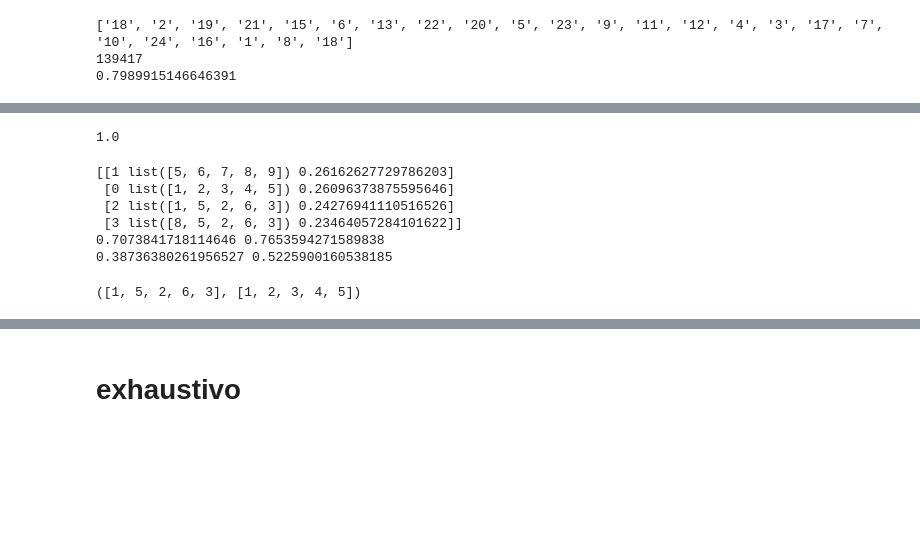
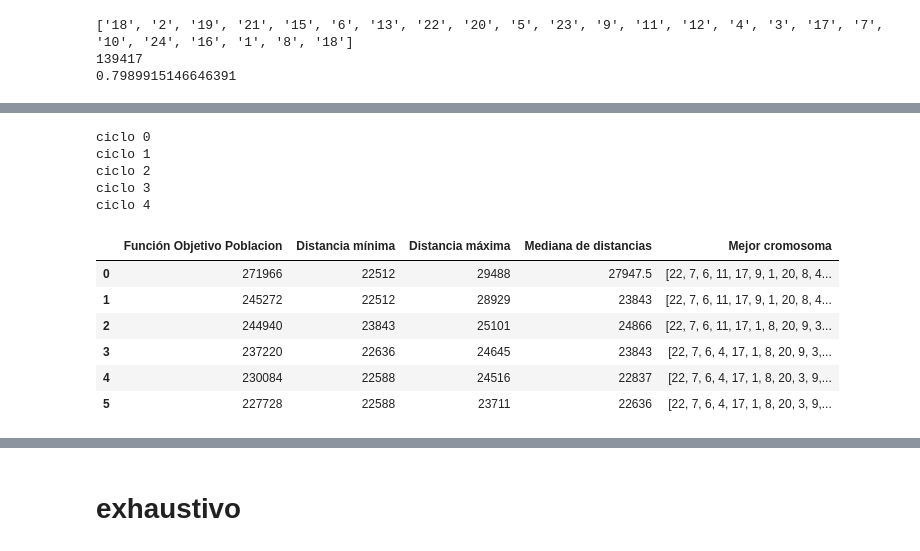
Before and after one commit to agustindangelo/alggeneticos, a Jupyter notebook: tp-viajante/TP3_Algoritmos Geneticos.ipynb, the cells around one changed output, grey strips where cells are left out. Cells and saved outputs as stored; diff of their text form; code cells hidden in the pictures; blank space fills up the shorter version.

Commit message:
probar alg genetico

```diff
--- a/tp-viajante/TP3_Algoritmos Geneticos.ipynb
+++ b/tp-viajante/TP3_Algoritmos Geneticos.ipynb
@@ -164,11 +165,11 @@ def inicializar(tamaño_poblacion, longitud_cromosoma):
     poblacion_inicial = []
     for i in range(tamaño_poblacion):
         num = []
-        num.append(str(np.random.randint(1,25)))
+        num.append(np.random.randint(1,24))
         for i in range(1, longitud_cromosoma-1):
             band=True
             while(band==True):
-                prov=str(np.random.randint(1,25))
+                prov=np.random.randint(1,24)
                 repetido=0
                 for j in (num):
                     if prov==j:
@@ -176,6 +177,7 @@ def inicializar(tamaño_poblacion, longitud_cromosoma):
                 if repetido<1:
                     num.append(prov)
                     band=False
+        num.append(num[0])
         poblacion_inicial.append(num)
 
     return poblacion_inicial
@@ -363,4 +368,2 @@ def seleccionar(poblacion, distancias, elitismo = False):
 
     return padres[0], padres[1]
-# %%
-poblacion = [[1,2,3,4,5],[5,6,7,8,9],[1,5,2,6,3],[8,5,2,6,3]]
@@ -380,14 +369,0 @@ f_obj
-# %%
-np.sum([fitness_v2(poblacion, r, f_obj) for r in poblacion])
-# %% [output]
-1.0
-# %%
-seleccionar(poblacion, tabla_distancias)
-# %% [output]
-[[1 list([5, 6, 7, 8, 9]) 0.26162627729786203]
- [0 list([1, 2, 3, 4, 5]) 0.26096373875595646]
- [2 list([1, 5, 2, 6, 3]) 0.24276941110516526]
- [3 list([8, 5, 2, 6, 3]) 0.23464057284101622]]
-0.7073841718114646 0.7653594271589838
-0.38736380261956527 0.5225900160538185
-([1, 5, 2, 6, 3], [1, 2, 3, 4, 5])
@@ -396,20 +398,16 @@ seleccionar(poblacion, tabla_distancias)
 # %%
-#no esta probado
-#PASAR 2 Y 4 CROMOSOMAS EN ELITISMO. NO HACE FALTA HACER GRÁFICOS SI HACEMOS MAPAS
+# probar
 def main(distancias, p_crossover=0.9, p_mutacion=0.2, ciclos=200, tamaño_poblacion=50, longitud_cromosoma=24, elitismo=True):
+    t0 = time.perf_counter()
+
     poblacion_actual = inicializar(tamaño_poblacion, longitud_cromosoma)
     poblaciones = []
     poblaciones.append(poblacion_actual)
     cantidad_selecciones = tamaño_poblacion // 2
-    ciclo_convergencia = 0
 
     for i in range(ciclos):
+        print(f'ciclo {i}')
         poblacion_nueva = []
-
-        if elitismo:
-            individuo_elite_1, individuo_elite_2 = seleccionar(poblacion_actual, distancias, elitismo = True)
-            poblacion_nueva.append(individuo_elite_1)
-            poblacion_nueva.append(individuo_elite_2)
 
         for j in range(cantidad_selecciones + 1):
 
@@ -417,12 +415,14 @@ def main(distancias, p_crossover=0.9, p_mutacion=0.2, ciclos=200, tamaño_poblac
                 continue
 
             # SELECCIONAR
-            padre_1, padre_2 = seleccionar(poblacion_actual, distancias, elitismo=False)
-            print(padre_1)
-            print(padre_2)
+            padre_1, padre_2 = seleccionar(poblacion_actual, distancias, elitismo)
+
             # CRUZAR
             if np.random.rand() <= p_crossover:
-                hijo_1, hijo_2 = crossover_ciclico(padre_1, padre_2)
+                hijo_1, hijo_2 = crossover_ciclico(padre_1[:-1], padre_2[:-1])
+                hijo_1.append(hijo_1[0])   # para que el hijo vuelva a casa
+                hijo_2.append(hijo_2[0])   # para que el hijo vuelva a casa
+
             else:
                 hijo_1 = padre_1
                 hijo_2 = padre_2
@@ -435,17 +435,34 @@ def main(distancias, p_crossover=0.9, p_mutacion=0.2, ciclos=200, tamaño_poblac
 
             # PASAR A PROXIMA GENERACION
             poblacion_nueva.append(hijo_1)
-            if len(poblacion_nueva) == tamaño_poblacion:
-                continue
-            else:
+            if len(poblacion_nueva) != tamaño_poblacion:
                 poblacion_nueva.append(hijo_2)
 
         poblacion_actual = poblacion_nueva
 
         poblaciones.append(poblacion_nueva)
-
+        objetivos.append(func_objetivo_v2(poblacion_nueva, distancias))
+    tf = time.perf_counter()
 
     poblaciones_df = pd.DataFrame(poblaciones)
+    resultados = generar_estadisticos(poblaciones, tabla_distancias)
+#    generar_graficos(resultados)
+    tiempo_ejecucion = tf - t0
 
-    resultados = generar_estadisticos(poblaciones, elitismo)
-    return resultados, ciclo_convergencia
+    return resultados, tiempo_ejecucion
+# %%
+resultados, tiempo = main(tabla_distancias, ciclos = 5, tamaño_poblacion=10)
+resultados
+# %% [output]
+ciclo 0
+ciclo 1
+ciclo 2
+ciclo 3
+ciclo 4
+|  | Función Objetivo Poblacion | Distancia mínima | Distancia máxima | Mediana de distancias | Mejor cromosoma |
+| 0 | 271966 | 22512 | 29488 | 27947.5 | [22, 7, 6, 11, 17, 9, 1, 20, 8, 4... |
+| 1 | 245272 | 22512 | 28929 | 23843 | [22, 7, 6, 11, 17, 9, 1, 20, 8, 4... |
+| 2 | 244940 | 23843 | 25101 | 24866 | [22, 7, 6, 11, 17, 1, 8, 20, 9, 3... |
+| 3 | 237220 | 22636 | 24645 | 23843 | [22, 7, 6, 4, 17, 1, 8, 20, 9, 3,... |
+| 4 | 230084 | 22588 | 24516 | 22837 | [22, 7, 6, 4, 17, 1, 8, 20, 3, 9,... |
+| 5 | 227728 | 22588 | 23711 | 22636 | [22, 7, 6, 4, 17, 1, 8, 20, 3, 9,... |
```
Also changed, not shown: parts of 22 cells of this notebook, 5 other files.
